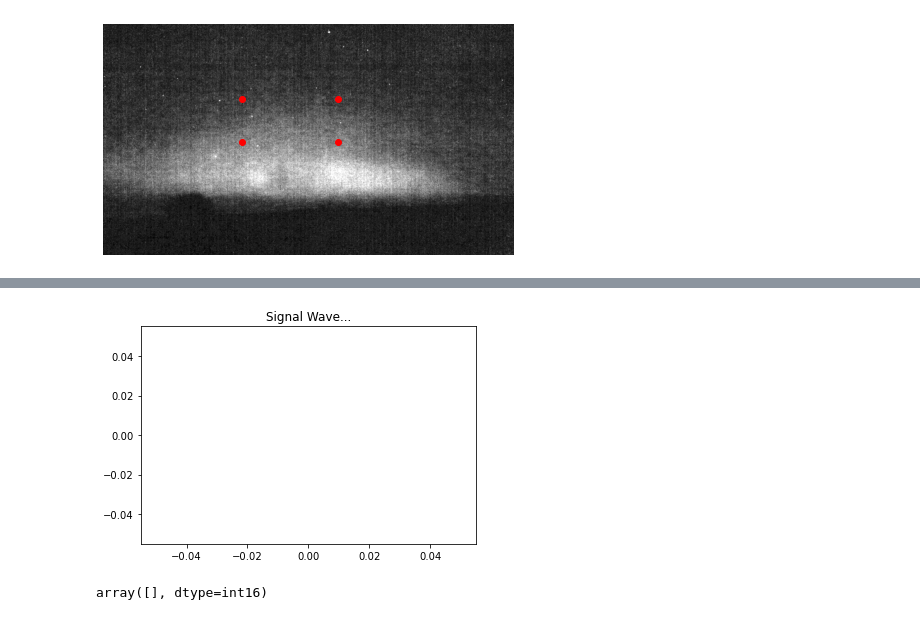
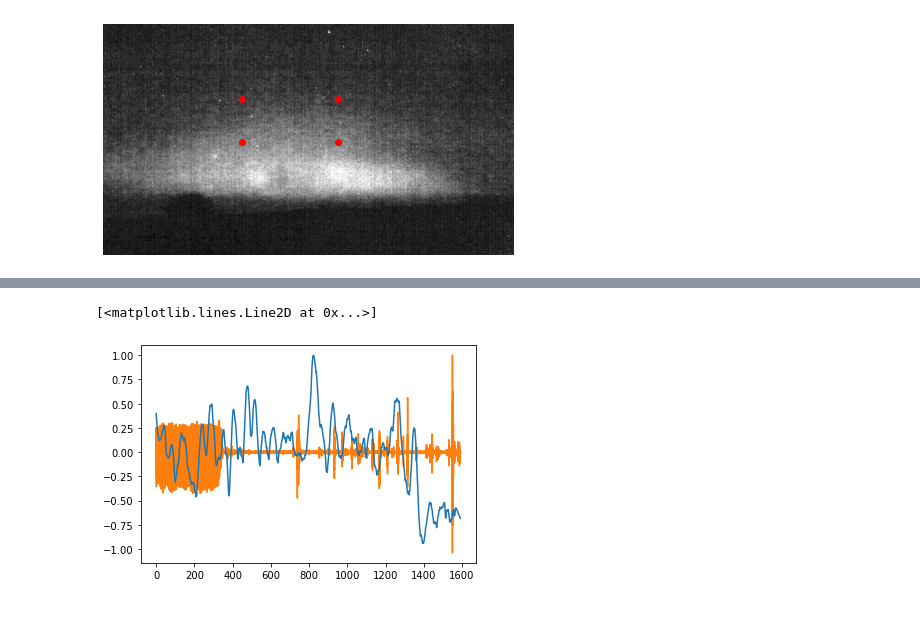
Before and after one commit to rileytroyer/pa-citizen-science, a Jupyter notebook: ludes-pa-sound.ipynb, the cells around one changed output, grey strips where cells are left out. Saved outputs shown, nothing was run; the diff lists cells and outputs as text; code cells hidden in the pictures.

```diff
--- a/ludes-pa-sound.ipynb
+++ b/ludes-pa-sound.ipynb
@@ -44,6 +44,7 @@ def read_grayscale_frame(video, frame):
 
     return gs_img
 # %%
-# Read in video
+# Read in video and audio
 video = cv2.VideoCapture(data_dir + filename)
-video_fps =
+audio_array = mp.VideoFileClip(data_dir
+                               + filename).audio.to_soundarray()[:, 0]
@@ -64,11 +56,6 @@ plt.imshow(gs_img, cmap='gray')
 # %% [output]
 <matplotlib.image.AxesImage at 0x...>
 [figure]
-# %%
-# Try averaging 3 frame together and see if this is better
-avg_img = (read_grayscale_frame(video, 1000)
-             + read_grayscale_frame(video, 1001)
-             + read_grayscale_frame(video, 1002))/3
 # %%
 def average_frames(video, start_frame, length):
     """Function to average a number of frames together"""
@@ -178,6 +166,7 @@ plt.tight_layout()
 [figure]
 # %%
 # Plot average of pixel box for each frame
+total_frames = int(video.get(cv2.CAP_PROP_FRAME_COUNT))
 avg_intensity = np.zeros(total_frames)
 
 for frame in np.arange(0, total_frames):
@@ -230,11 +188,24 @@ signal = np.fromstring(signal, 'int16')
-# %%
-plt.figure(1)
-plt.title("Signal Wave...")
-plt.plot(signal)
-plt.show()
-# %% [output]
-[figure, removed]
-# %%
-signal
-# %% [output]
-array([], dtype=int16)
+# %%
+# Calculate the rolling average of the event
+avg_intensity_smoothed = savgol_filter(avg_intensity, 51, 3)
+
+# Shift so average is zero
+avg_intensity_smoothed = (avg_intensity_smoothed
+                          - np.mean(avg_intensity_smoothed))
+
+# Normalize so max is 1
+avg_intensity_smoothed = (avg_intensity_smoothed
+                          /np.max(avg_intensity_smoothed))
+
+# Normalize audio so max is also 1
+audio_array = audio_array/np.max(audio_array)
+# %%
+# Plot average along with audio
+audio_x = np.linspace(0, total_frames, len(audio_array))
+video_x = np.linspace(0, total_frames, len(avg_intensity_smoothed))
+
+plt.plot(audio_x, audio_array, color='C1')
+plt.plot(video_x, avg_intensity_smoothed, color='C0')
+# %% [output]
+[<matplotlib.lines.Line2D at 0x...>]
+[figure, added]
```
Also changed, not shown: parts of 14 cells of this notebook.
